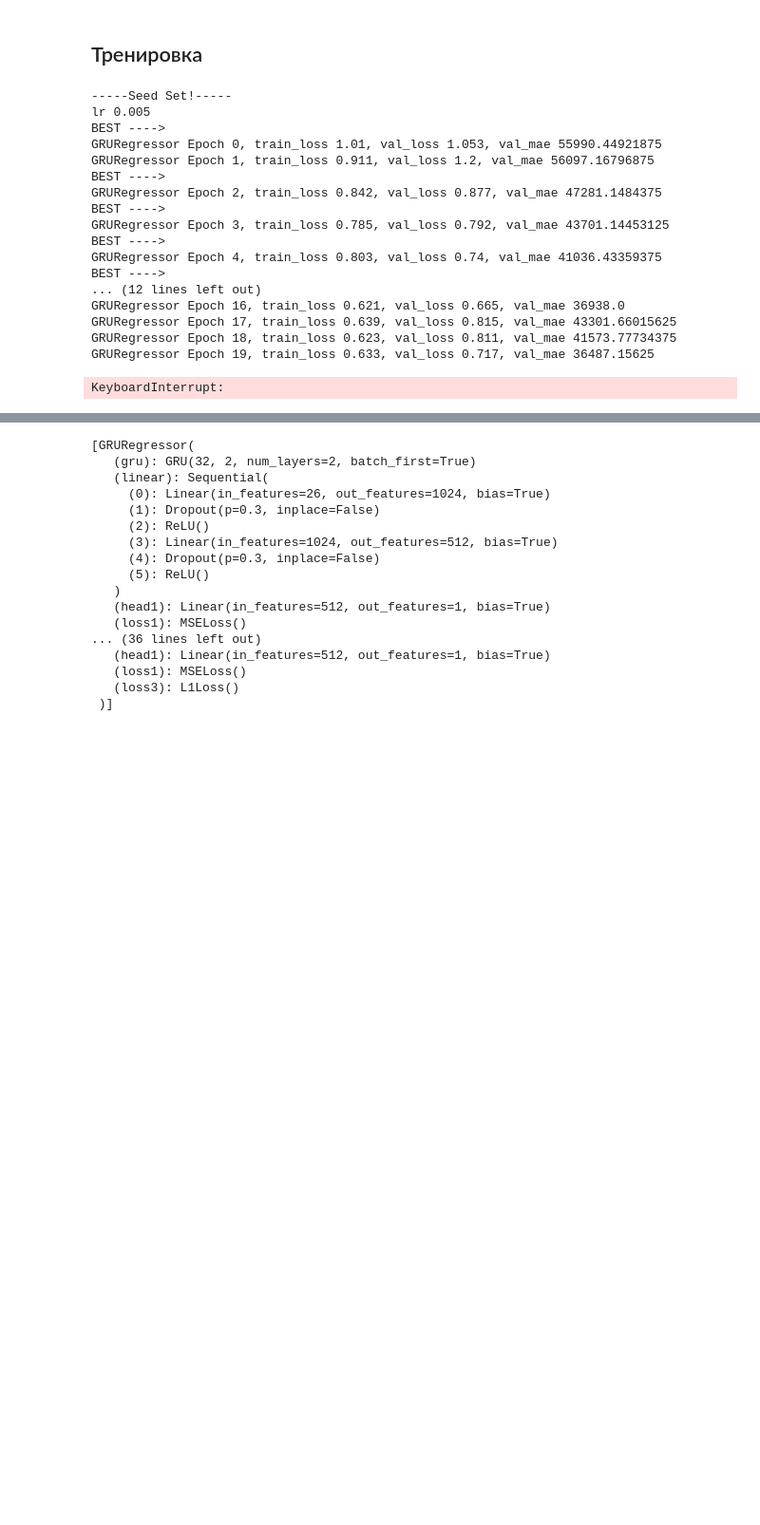
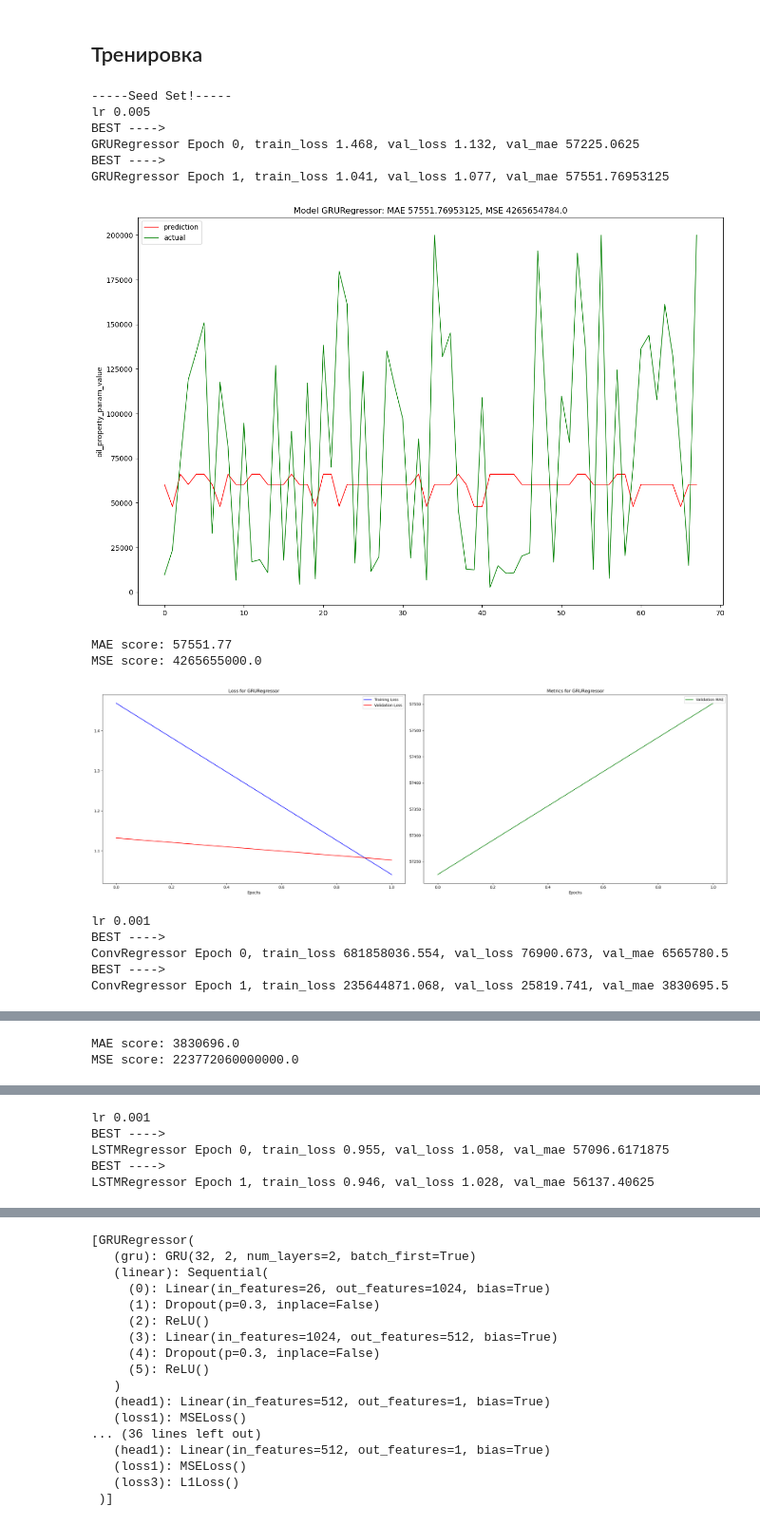
Before and after one commit to Neftekod/Oil-code, a Jupyter notebook: src/train_on_SMILES_seq.ipynb, the cells around one changed output, grey strips where cells are left out. Shown at 95% size. Saved outputs shown, nothing was run; the diff lists cells and outputs as text; code cells hidden in the pictures; blank space fills up the shorter version.

Commit message:
weighted_average_prediction fix

```diff
--- a/src/train_on_SMILES_seq.ipynb
+++ b/src/train_on_SMILES_seq.ipynb
@@ -148,28 +143,32 @@ Shape of data_x: (138, 1, 1514)
 # %%
 # Тренировка 3 архитектур нейросеток
 
-config = load_config("config.yml", "embeddings", "torchRegressor")
-seed_everything()
-trainer = Training(config, dataset.data_x, y=dataset.data_y, test_X = test_dataset.data_x, cross_validation = False)
+# config = load_config("config.yml", "embeddings", "torchRegressor")
+# seed_everything()
+# trainer = Training(config, dataset.data_x, y=dataset.data_y, test_X = test_dataset.data_x, cross_validation = False)
 
-pred1 = trainer.average_prediction()
-pred2 = trainer.weighted_average_prediction(model_wise=[0.29, 0.33, 0.38], fold_wise=[0.30, 0.35, 0.35])
+# pred1 = trainer.average_prediction()
+# pred2 = trainer.weighted_average_prediction(model_wise=[0.29, 0.33, 0.38], fold_wise=[0.30, 0.35, 0.35])
-# %% [output]
------Seed Set!-----
-lr 0.005
-BEST ---->
-GRURegressor Epoch 0, train_loss 1.01, val_loss 1.053, val_mae 55990.44921875
-GRURegressor Epoch 1, train_loss 0.911, val_loss 1.2, val_mae 56097.16796875
-BEST ---->
-GRURegressor Epoch 2, train_loss 0.842, val_loss 0.877, val_mae 47281.1484375
-BEST ---->
-GRURegressor Epoch 3, train_loss 0.785, val_loss 0.792, val_mae 43701.14453125
-BEST ---->
-GRURegressor Epoch 4, train_loss 0.803, val_loss 0.74, val_mae 41036.43359375
-BEST ---->
-... (12 lines left out)
-GRURegressor Epoch 16, train_loss 0.621, val_loss 0.665, val_mae 36938.0
-GRURegressor Epoch 17, train_loss 0.639, val_loss 0.815, val_mae 43301.66015625
-GRURegressor Epoch 18, train_loss 0.623, val_loss 0.811, val_mae 41573.77734375
-GRURegressor Epoch 19, train_loss 0.633, val_loss 0.717, val_mae 36487.15625
-KeyboardInterrupt:
+# %%
+config = load_config("config.yml", "embeddings_descriptors", "torchRegressor")
+seed_everything()
+trainer = Training(config, dataset.data_x, y=dataset.data_y, test_X = test_dataset.data_x, cross_validation = False)
+
+pred1 = trainer.average_prediction()
+pred2 = trainer.weighted_average_prediction(model_wise=[0.29, 0.33, 0.38], fold_wise=[0.30, 0.35, 0.35])
+# %% [output]
+-----Seed Set!-----
+lr 0.005
+BEST ---->
+GRURegressor Epoch 0, train_loss 1.468, val_loss 1.132, val_mae 57225.0625
+BEST ---->
+GRURegressor Epoch 1, train_loss 1.041, val_loss 1.077, val_mae 57551.76953125
+[figure, added]
+MAE score: 57551.77
+MSE score: 4265655000.0
+[figure, added]
+lr 0.001
+BEST ---->
+ConvRegressor Epoch 0, train_loss 681858036.554, val_loss 76900.673, val_mae 6565780.5
+BEST ---->
+ConvRegressor Epoch 1, train_loss 235644871.068, val_loss 25819.741, val_mae 3830695.5
@@ -175,0 +176,2 @@ KeyboardInterrupt:
+MAE score: 3830696.0
+MSE score: 223772060000000.0
@@ -175,0 +179,5 @@ KeyboardInterrupt:
+lr 0.001
+BEST ---->
+LSTMRegressor Epoch 0, train_loss 0.955, val_loss 1.058, val_mae 57096.6171875
+BEST ---->
+LSTMRegressor Epoch 1, train_loss 0.946, val_loss 1.028, val_mae 56137.40625
```
Also changed, not shown: parts of 3 cells of this notebook, 4 other files.
